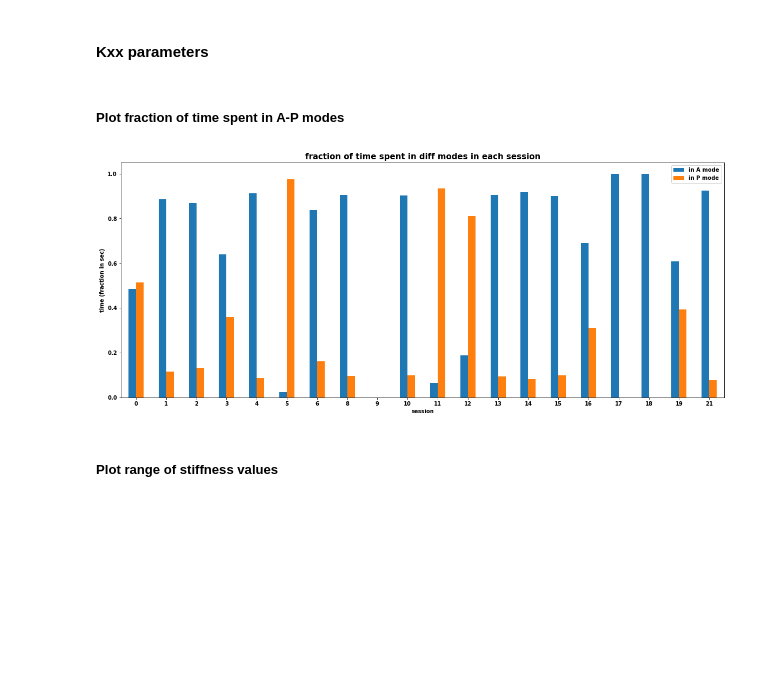
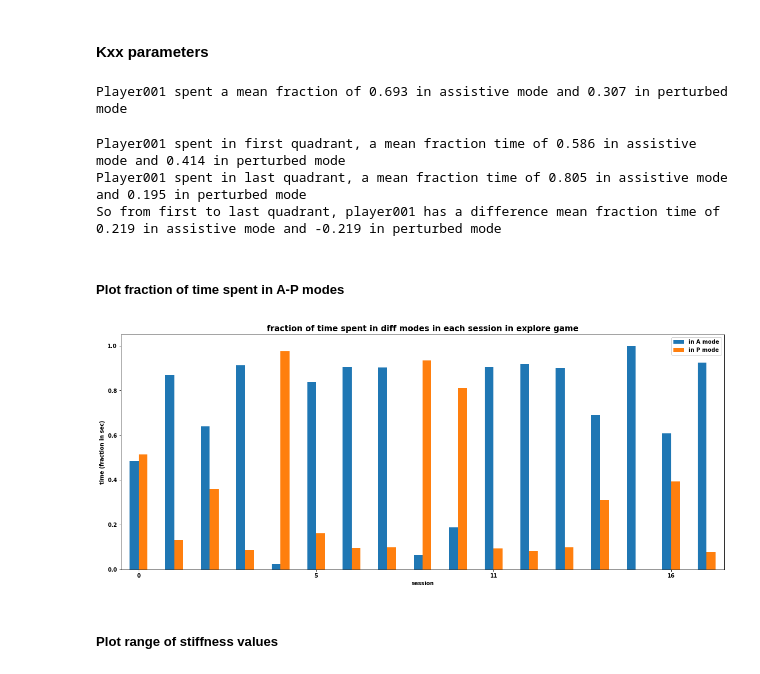
Before and after one commit to doscsy12/robotic_hometherapy, a Jupyter notebook: Extract_EDA-P001.ipynb, the cells around one changed output. Drawn from its saved outputs; the diff is of its cells as text; code cells hidden in the pictures; blank space fills up the shorter version.

```diff
--- a/Extract_EDA-P001.ipynb
+++ b/Extract_EDA-P001.ipynb
@@ -614,13 +816,12 @@ gen_parameters['session_nr'] = session_nr
 gen_parameters['game_nr'] = game_nr
 gen_parameters['sparc_mean'] = sparc_mean
 gen_parameters['sparc_std'] = sparc_std
-gen_parameters['kx_mean'] = kx_mean
-gen_parameters['kx_std'] = kx_std
 gen_parameters['Ftot_mean'] = Ftot_mean
 gen_parameters['Ftot_std'] = Ftot_std
 gen_parameters['vel_mean'] = vel_mean
 gen_parameters['veldb_mean'] = veldb_mean
 gen_parameters['veldb_std'] = veldb_std
+gen_parameters['vel_diff'] = vel_diff
 # %%
 # gen_parameters
 # %% [markdown]
@@ -855,18 +1103,18 @@ for session, df in enumerate(df_session):
 # %%
-plt.figure(figsize=(20,10))
-labels=[]
-for session, df in enumerate(df_session):
-    # only plot for explore game
-    game=2
-    if game in df['GameID'].unique():
-        df_game = df[df['GameID']==2]
-        df_game['tsec'] = df_game[['TimeStampMS']].diff().cumsum(axis=0)/1000
+# plt.figure(figsize=(20,10))
+# labels=[]
+# for session, df in enumerate(df_session):
+#     # only plot for explore game
+#     game=2
+#     if game in df['GameID'].unique():
+#         df_game = df[df['GameID']==2]
+#         df_game['tsec'] = df_game[['TimeStampMS']].diff().cumsum(axis=0)/1000
 
-        plt.step(df_game['tsec'],df_game['Sparc']);
-        labels.append(r'Session{}'.format(session))
+#         plt.step(df_game['tsec'],df_game['Sparc']);
+#         labels.append(r'Session{}'.format(session))
 
-    plt.xlim([0,700])
-    plt.legend(labels, bbox_to_anchor=(1.1,1), loc='upper right')
-    plt.xlabel('time/ in sec',fontsize=12)
-    plt.ylabel('sparc',fontsize=12)
-    plt.title('sparc in drone game',fontsize=15);
+#     plt.xlim([0,700])
+#     plt.legend(labels, bbox_to_anchor=(1.1,1), loc='upper right')
+#     plt.xlabel('time/ in sec',fontsize=12)
+#     plt.ylabel('sparc',fontsize=12)
+#     plt.title('sparc in drone game',fontsize=15);
@@ -1197,3 +1468,26 @@ Kx_parameters['P_fractiontime'] = Kx_parameters['Kx_Ptime']/Kx_parameters['total
 Kx_parameters.rename(columns={'A_fractiontime': 'in A mode',
                     'P_fractiontime': 'in P mode'}, inplace=True)
 Kx_parameters = Kx_parameters.set_index(['session_nr'])
+# %%
+A_fractiontime = Kx_parameters['in A mode'].mean()
+P_fractiontime = Kx_parameters['in P mode'].mean()
+print(f'Player{patientid} spent a mean fraction of {A_fractiontime:.3f} in assistive mode and {P_fractiontime:.3f} in perturbed mode')
+# %% [output]
+Player001 spent a mean fraction of 0.693 in assistive mode and 0.307 in perturbed mode
+# %%
+# split data to quadrants
+# time spent in assistive mode in first/last quadrant
+A_time_q0 = np.array_split(Kx_parameters['in A mode'],4)[0].mean()
+A_time_q3 = np.array_split(Kx_parameters['in A mode'],4)[3].mean()
+
+# time spent in perturbed mode in first/last quadrant
+P_time_q0 = np.array_split(Kx_parameters['in P mode'],4)[0].mean()
+P_time_q3 = np.array_split(Kx_parameters['in P mode'],4)[3].mean()
+
+print(f'Player{patientid} spent in first quadrant, a mean fraction time of {A_time_q0:.3f} in assistive mode and {P_time_q0:.3f} in perturbed mode')
+print(f'Player{patientid} spent in last quadrant, a mean fraction time of {A_time_q3:.3f} in assistive mode and {P_time_q3:.3f} in perturbed mode')
+print(f'So from first to last quadrant, player{patientid} has a difference mean fraction time of {(A_time_q3-A_time_q0):.3f} in assistive mode and {(P_time_q3-P_time_q0):.3f} in perturbed mode')
+# %% [output]
+Player001 spent in first quadrant, a mean fraction time of 0.586 in assistive mode and 0.414 in perturbed mode
+Player001 spent in last quadrant, a mean fraction time of 0.805 in assistive mode and 0.195 in perturbed mode
+So from first to last quadrant, player001 has a difference mean fraction time of 0.219 in assistive mode and -0.219 in perturbed mode
@@ -1200,17 +1505,19 @@ Kx_parameters = Kx_parameters.set_index(['session_nr'])
 # %% [markdown]
 ##### Plot fraction of time spent in A-P modes
 # %%
-Kx_parameters.drop(columns=['game_nr','Kx_Atime','Kx_Ptime','total_time','Kx_std','Kx_range']).plot.bar(figsize=(20,8))
+# plt.figure(figsize=(20,8))
+# plt.bar(Kx_parameters['session_nr'],Kx_parameters['in A mode'],Kx_parameters['in P mode'])
+Kx_parameters.drop(columns=['game_nr','Kx_Atime','Kx_Ptime','total_time','kx_mean','kx_std','Kx_range','Kx_r_q3','repeatn']).plot.bar(figsize=(20,8))
 plt.xlabel('session')
 plt.xticks(rotation=0)
-plt.gca().xaxis.set_major_locator(mticker.MultipleLocator(1))
+plt.gca().xaxis.set_major_locator(mticker.MultipleLocator(5))
 plt.ylabel('time (fraction in sec)');
-plt.title('fraction of time spent in diff modes in each session',fontsize=15);
+plt.title('fraction of time spent in diff modes in each session in explore game',fontsize=15);
 
 plt.savefig(main_results_path + '\\fraction_time_modes.png',bbox_inches = "tight")
 plt.show();
 # %% [output]
-[figure, old version]
+[figure, new version]
 # %%
 ##### Plot dispersion of stiffness values
 # %%
```
Also changed, not shown: parts of 126 cells of this notebook.
